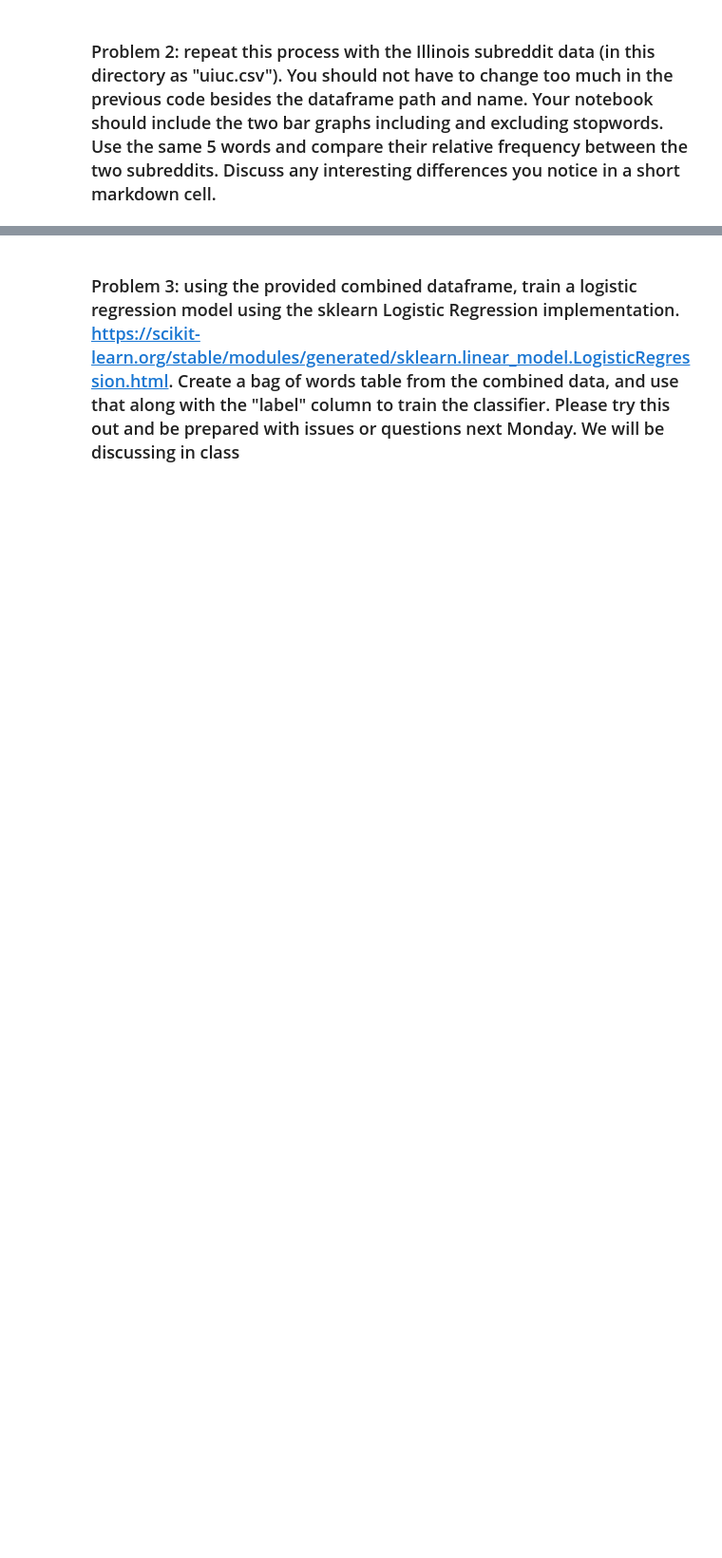
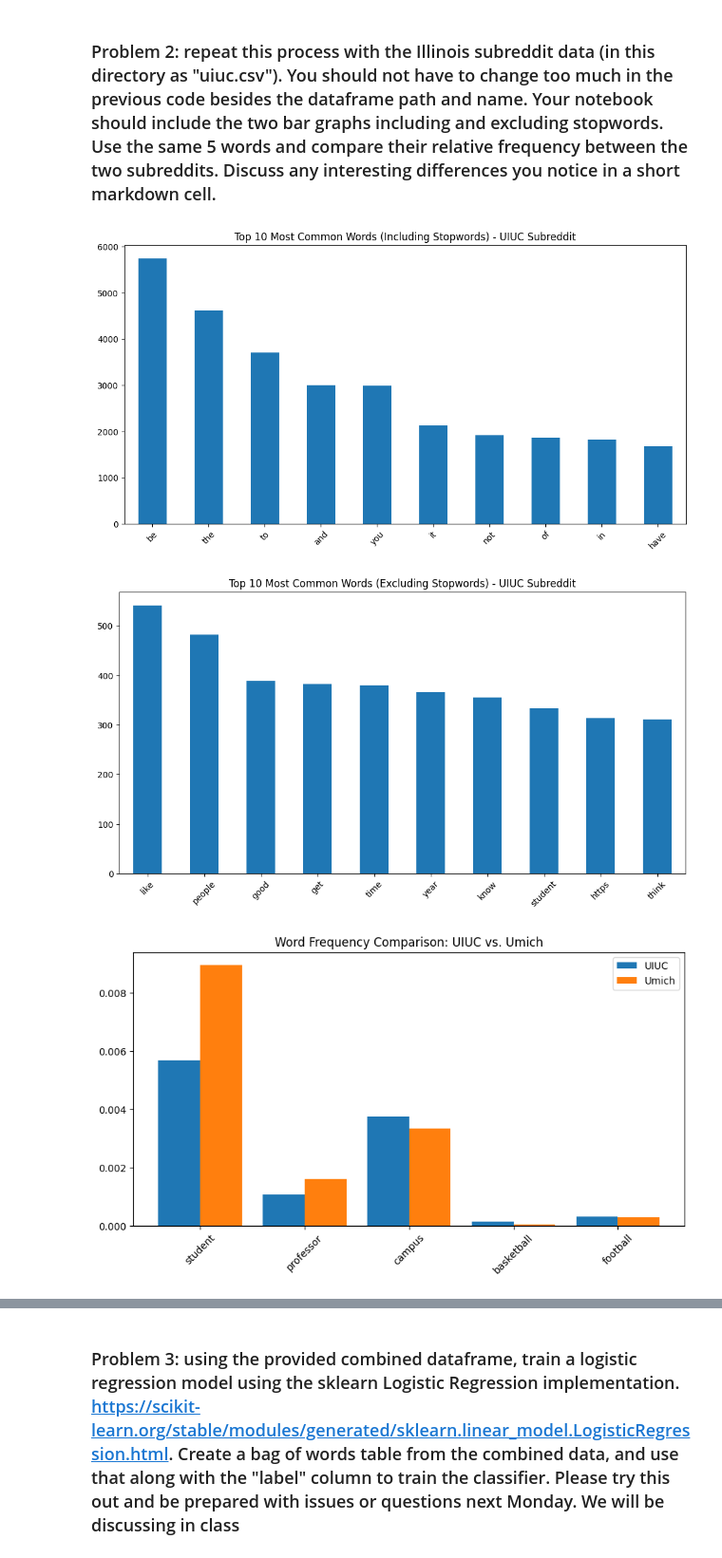
Before and after one commit to qyye11/project1-counting-words, a Jupyter notebook: project1.ipynb, the cells around one changed output, grey strips where cells are left out. Shown at 95% size. Cells and saved outputs as stored; diff of their text form; code cells hidden in the pictures; blank space fills up the shorter version.

```diff
--- a/project1.ipynb
+++ b/project1.ipynb
@@ -267,0 +266,72 @@ uiuc=pd.read_csv("uiuc.csv")
+# %%
+uiuc=pd.read_csv("uiuc.csv")
+
+nlp = spacy.load("en_core_web_sm")
+
+def clean_text(text):
+    doc = nlp(text.lower())
+    tokens = [token.lemma_ for token in doc if not token.is_punct]
+    return " ".join(tokens)
+
+uiuc["cleaned_text"] = uiuc["text"].apply(clean_text)
+
+
+vectorizer = CountVectorizer()
+bag_of_words = vectorizer.fit_transform(uiuc["cleaned_text"])
+
+bow_df = pd.DataFrame(bag_of_words.toarray(), columns=vectorizer.get_feature_names_out())
+
+word_counts = bow_df.sum().sort_values(ascending=False)
+
+plt.figure(figsize=(12,6))
+word_counts.head(10).plot(kind="bar")
+plt.title("Top 10 Most Common Words (Including Stopwords) - UIUC Subreddit")
+plt.xticks(rotation=45)
+plt.show()
+
+def clean_text_no_stopwords(text):
+    doc = nlp(text.lower())
+    tokens = [token.lemma_ for token in doc if not token.is_stop and not token.is_punct]
+    return " ".join(tokens)
+
+uiuc["cleaned_text_no_stopwords"] = uiuc["text"].apply(clean_text_no_stopwords)
+
+vectorizer = CountVectorizer()
+bag_of_words_no_stop = vectorizer.fit_transform(uiuc["cleaned_text_no_stopwords"])
+
+bow_df_no_stop = pd.DataFrame(bag_of_words_no_stop.toarray(), columns=vectorizer.get_feature_names_out())
+
+word_counts_no_stop = bow_df_no_stop.sum().sort_values(ascending=False)
+
+plt.figure(figsize=(12,6))
+word_counts_no_stop.head(10).plot(kind="bar")
+plt.title("Top 10 Most Common Words (Excluding Stopwords) - UIUC Subreddit")
+plt.xticks(rotation=45)
+plt.show()
+
+mich = pd.read_csv("umich.csv")
+mich["cleaned_text_no_stopwords"] = mich["text"].apply(clean_text_no_stopwords)
+
+mich_bag_of_words = vectorizer.fit_transform(mich["cleaned_text_no_stopwords"])
+mich_df = pd.DataFrame(mich_bag_of_words.toarray(), columns=vectorizer.get_feature_names_out())
+mich_word_counts = mich_df.sum().sort_values(ascending=False)
+
+
+comparison_words = ["student", "professor", "campus", "basketball", "football"]
+
+uiuc_freq = word_counts_no_stop[comparison_words] / word_counts_no_stop.sum()
+mich_freq = mich_word_counts[comparison_words] / mich_word_counts.sum()
+
+fig, ax = plt.subplots(figsize=(10,5))
+x = np.arange(len(comparison_words))
+ax.bar(x - 0.2, uiuc_freq, width=0.4, label="UIUC")
+ax.bar(x + 0.2, mich_freq, width=0.4, label="Umich")
+ax.set_xticks(x)
+ax.set_xticklabels(comparison_words, rotation=45)
+ax.legend()
+plt.title("Word Frequency Comparison: UIUC vs. Umich")
+plt.show()
+# %% [output]
+[figure, added]
+[figure, added]
+[figure, added]
```
Also changed, not shown: parts of 14 cells of this notebook.
